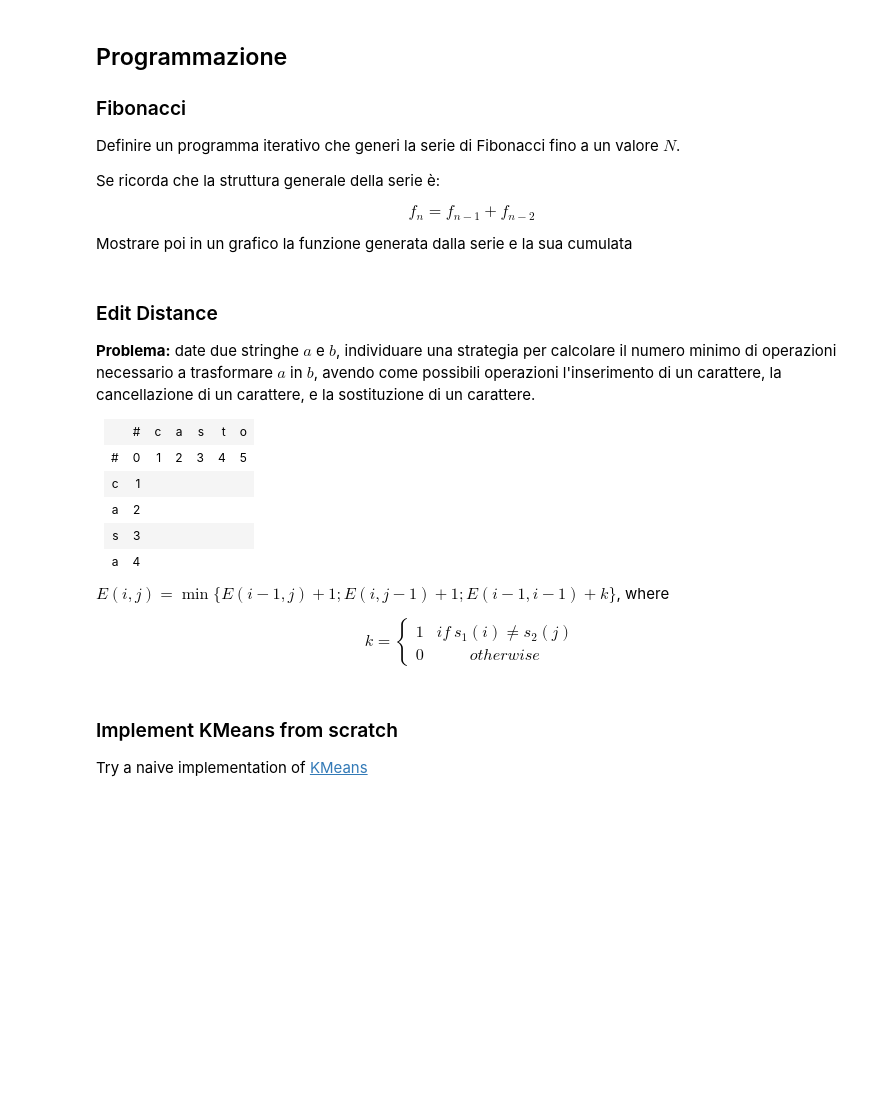
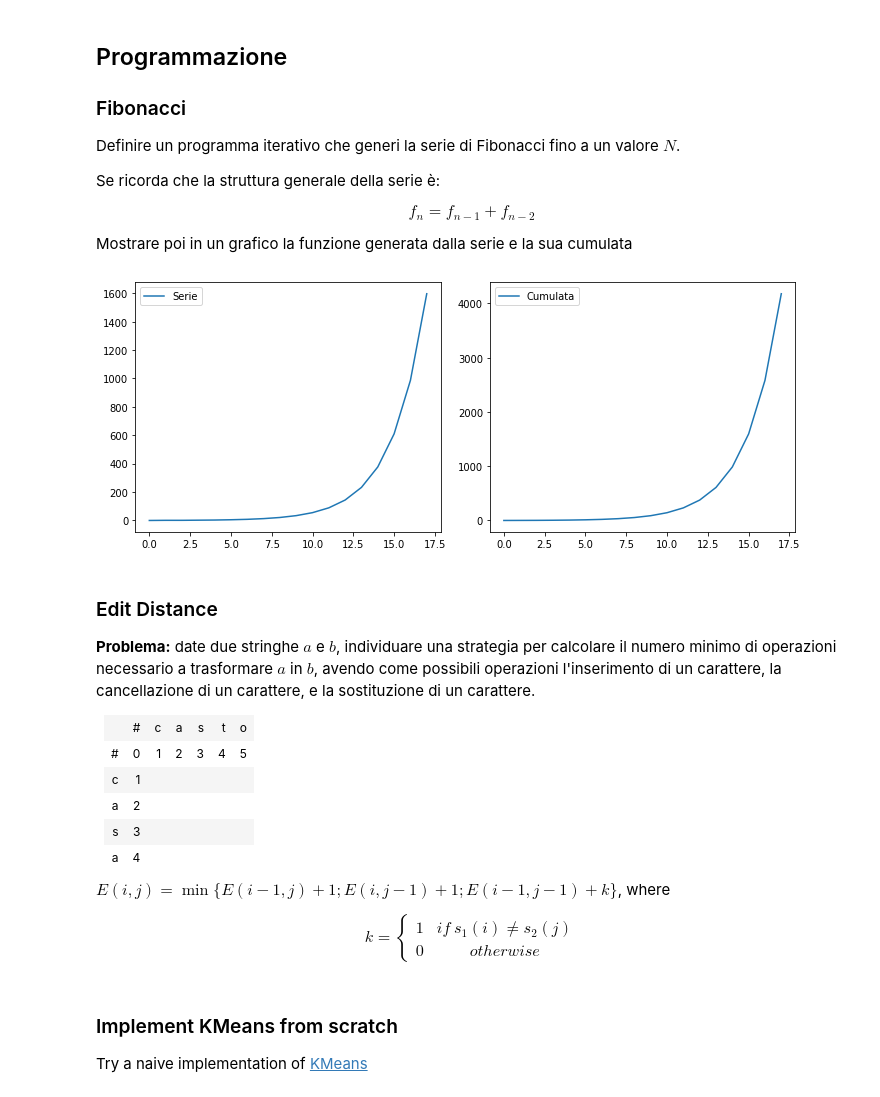
Before and after one commit to afflint/mastercobra, a Jupyter notebook: exercises/aa2022-23.ipynb, the cells around one changed output. Drawn from its saved outputs; the diff is of its cells as text; code cells hidden in the pictures; blank space fills up the shorter version.

```diff
--- a/exercises/aa2022-23.ipynb
+++ b/exercises/aa2022-23.ipynb
@@ -48,3 +60,13 @@ f_n = f_{n-1} + f_{n-2}
 $$
 
 Mostrare poi in un grafico la funzione generata dalla serie e la sua cumulata
+# %%
+N = 2000
+x, y = 0, 1
+fibo = [x, y]
+while True:
+    n = fibo[-1] + fibo[-2]
+    if n < N:
+        fibo.append(n)
+    else:
+        break
@@ -51,3 +75,13 @@ Mostrare poi in un grafico la funzione generata dalla serie e la sua cumulata
+# %%
+fig, ax = plt.subplots(figsize=(10, 4), ncols=2)
+ax[0].plot(fibo, label='Serie')
+ax[1].plot(np.cumsum(fibo), label='Cumulata')
+ax[0].legend()
+ax[1].legend()
+plt.tight_layout()
+plt.show()
+# %% [output]
+[figure, added]
 # %% [markdown]
 ### Edit Distance
 **Problema:** date due stringhe $a$ e $b$, individuare una strategia per calcolare il numero minimo di operazioni necessario a trasformare $a$ in $b$, avendo come possibili operazioni l'inserimento di un carattere, la cancellazione di un carattere, e la sostituzione di un carattere.
@@ -61,7 +95,7 @@ Mostrare poi in un grafico la funzione generata dalla serie e la sua cumulata
     <tr><td>a</td><td>4</td><td></td><td></td><td></td><td></td><td></td></tr>
 </table>
 
-$E(i, j) = \min \{E(i-1, j) + 1; E(i, j-1) + 1; E(i-1,i-1) + k\}$, where
+$E(i, j) = \min \{E(i-1, j) + 1; E(i, j-1) + 1; E(i-1,j-1) + k\}$, where
 
 $$
 k = \left \{ \begin{matrix}
```
Also changed, not shown: parts of 8 cells of this notebook.
